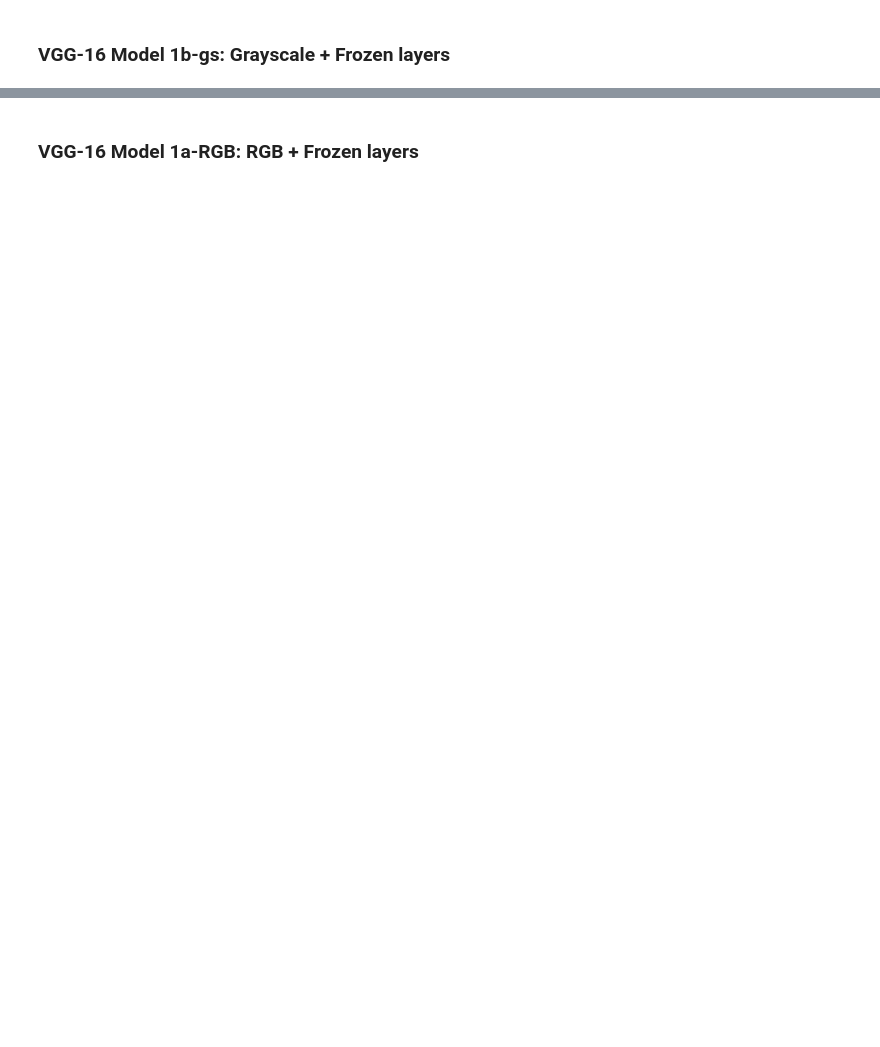
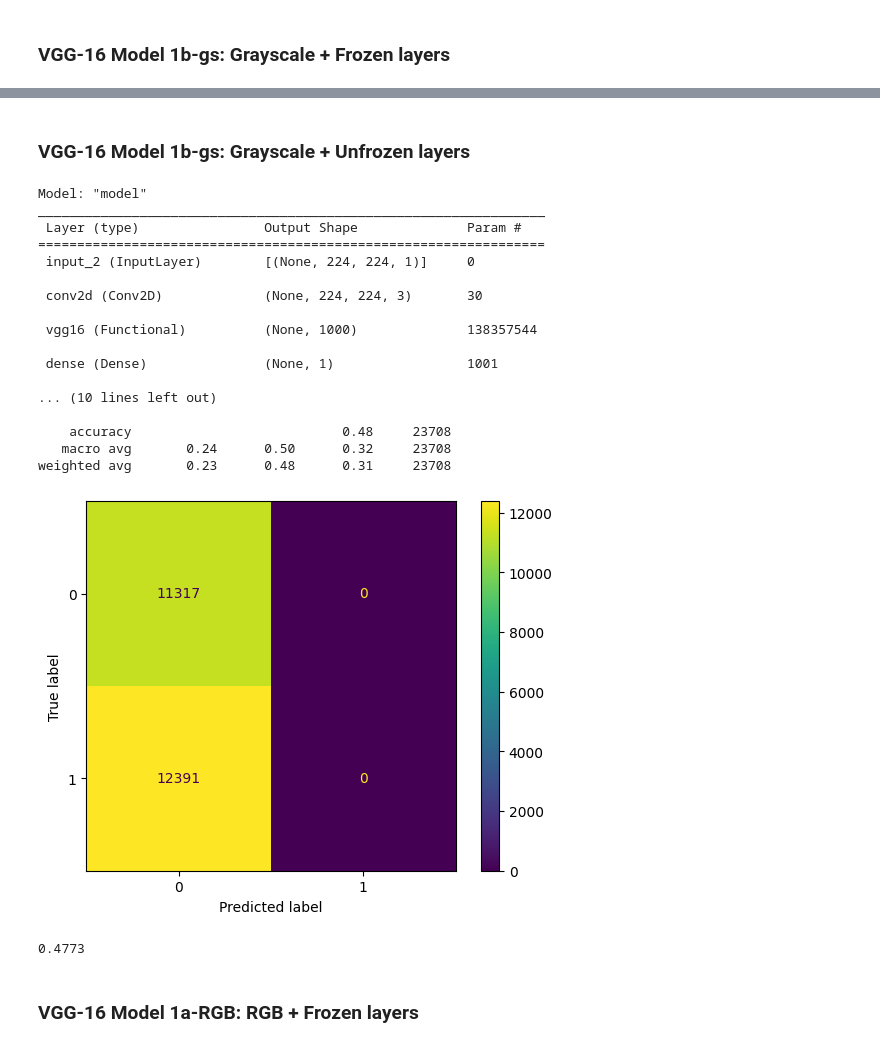
Before and after one commit to PatrickKudo/gender_image_classification, a Jupyter notebook: Test Set Evaluation - Gender Classification models.ipynb, the cells around one changed output, grey strips where cells are left out. Cells and saved outputs as stored; diff of their text form; code cells hidden in the pictures; blank space fills up the shorter version.

```diff
--- a/Test Set Evaluation - Gender Classification models.ipynb
+++ b/Test Set Evaluation - Gender Classification models.ipynb
@@ -198,0 +222,2 @@ weighted avg       0.50      0.51      0.50     23708
+# %% [markdown]
+### VGG-16 Model 1b-gs: Grayscale + Unfrozen layers
@@ -199,3 +227,25 @@ weighted avg       0.50      0.51      0.50     23708
+# %%
+reload_predict(M1b_gs_unf, test_ds_gs, test_labels)
+# %% [output]
+Model: "model"
+_________________________________________________________________
+ Layer (type)                Output Shape              Param #
+=================================================================
+ input_2 (InputLayer)        [(None, 224, 224, 1)]     0
+
+ conv2d (Conv2D)             (None, 224, 224, 3)       30
+
+ vgg16 (Functional)          (None, 1000)              138357544
+
+ dense (Dense)               (None, 1)                 1001
+
+... (10 lines left out)
+
+    accuracy                           0.48     23708
+   macro avg       0.24      0.50      0.32     23708
+weighted avg       0.23      0.48      0.31     23708
+[figure, added]
+0.4773
 # %% [markdown]
 ### VGG-16 Model 1a-RGB: RGB + Frozen layers
 # %%
```
Also changed, not shown: parts of 29 cells of this notebook.
